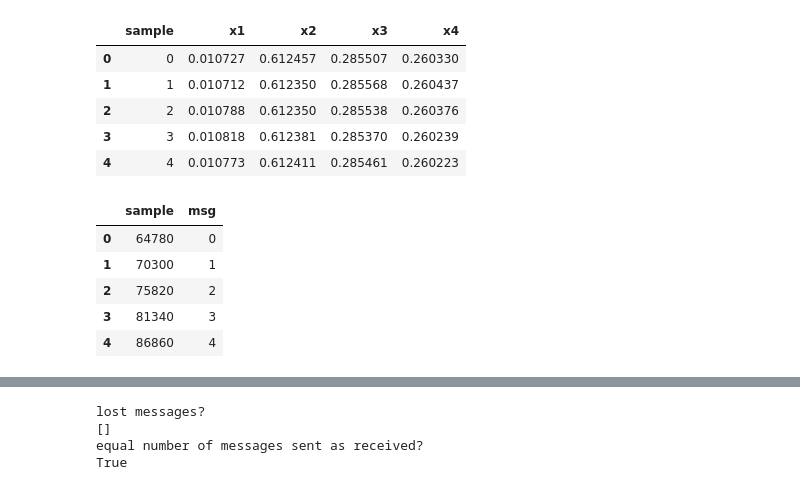
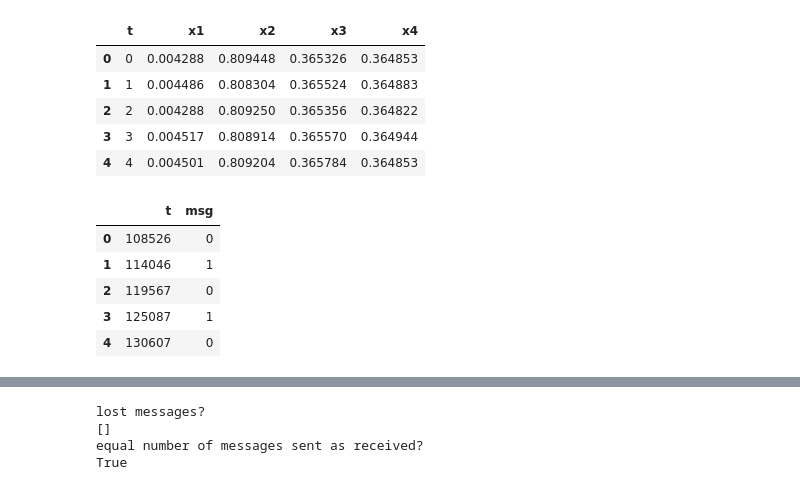
Before and after one commit to pelinski/bela-data-syncer, a Jupyter notebook: bela_sync_data.ipynb, the cells around one changed output, grey strips where cells are left out. Drawn from its saved outputs; the diff is of its cells as text; code cells hidden in the pictures.

```diff
--- a/bela_sync_data.ipynb
+++ b/bela_sync_data.ipynb
@@ -4,44 +4,45 @@ import numpy as np
 import matplotlib.pyplot as plt
 # %%
 # Create a dtype with the binary data format and the desired column names
-dt = np.dtype([('sample', 'f4'),('x1', 'f4'), ('x2', 'f4'), ('x3', 'f4'), ('x4', 'f4')])
-dataRx = np.fromfile("data/rx/data2.log", dtype=dt)
-dataTx = np.fromfile("data/tx/data2.log", dtype=dt)
+dt = np.dtype([('t', 'f4'),('x1', 'f4'), ('x2', 'f4'), ('x3', 'f4'), ('x4', 'f4')])
+dataTx = np.fromfile("TX0-data3.log", dtype=dt)
+dataRx = np.fromfile("RX1-data3.log", dtype=dt)
 
+
+dfTx = pd.DataFrame(dataTx)
 dfRx = pd.DataFrame(dataRx)
-dfTx = pd.DataFrame(dataTx)
 
 #dfRx = pd.DataFrame(dataRx, columns=["sample", "rx1", "rx2", "rx3", "rx4"])
 #dfTx = pd.DataFrame(dataTx, columns=["sample", "tx1", "tx2", "tx3", "tx4"])
 
-dfRx["sample"]=dfRx["sample"].astype(int) # convert to int
-dfTx["sample"]=dfTx["sample"].astype(int) # convert to int
+dfTx["t"]=dfTx["t"].astype(int) # convert to int
+dfRx["t"]=dfRx["t"].astype(int) # convert to int
 
 
 dfTx.head()
 # %% [output]
-|  | sample | x1 | x2 | x3 | x4 |
-| 0 | 0 | 0.010727 | 0.612457 | 0.285507 | 0.260330 |
-| 1 | 1 | 0.010712 | 0.612350 | 0.285568 | 0.260437 |
-| 2 | 2 | 0.010788 | 0.612350 | 0.285538 | 0.260376 |
-| 3 | 3 | 0.010818 | 0.612381 | 0.285370 | 0.260239 |
-| 4 | 4 | 0.010773 | 0.612411 | 0.285461 | 0.260223 |
+|  | t | x1 | x2 | x3 | x4 |
+| 0 | 0 | 0.004288 | 0.809448 | 0.365326 | 0.364853 |
+| 1 | 1 | 0.004486 | 0.808304 | 0.365524 | 0.364883 |
+| 2 | 2 | 0.004288 | 0.809250 | 0.365356 | 0.364822 |
+| 3 | 3 | 0.004517 | 0.808914 | 0.365570 | 0.364944 |
+| 4 | 4 | 0.004501 | 0.809204 | 0.365784 | 0.364853 |
 # %%
-dt = np.dtype([('sample', 'f4'), ('msg', 'f4')])
-syncDataRx= np.fromfile('data/rx/sync2.log', dtype=dt)
-syncDataTx= np.fromfile('data/tx/sync2.log', dtype=dt)
+dt = np.dtype([('t', 'f4'), ('msg', 'f4')])
+syncDataRx= np.fromfile('RX1-sync3.log', dtype=dt)
+syncDataTx= np.fromfile('TX0-sync3.log', dtype=dt)
 
-syncRx = pd.DataFrame(syncDataRx,columns=data.dtype.names).astype(int)
-syncTx = pd.DataFrame(syncDataTx,columns=data.dtype.names).astype(int)
+syncRx = pd.DataFrame(syncDataRx,columns=syncDataRx.dtype.names).astype(int)
+syncTx = pd.DataFrame(syncDataTx,columns=syncDataTx.dtype.names).astype(int)
 
 syncRx.head()
 # %% [output]
-|  | sample | msg |
-| 0 | 64780 | 0 |
-| 1 | 70300 | 1 |
-| 2 | 75820 | 2 |
-| 3 | 81340 | 3 |
-| 4 | 86860 | 4 |
+|  | t | msg |
+| 0 | 108526 | 0 |
+| 1 | 114046 | 1 |
+| 2 | 119567 | 0 |
+| 3 | 125087 | 1 |
+| 4 | 130607 | 0 |
 # %%
 fig, ax = plt.subplots(2, 1)
 fig.tight_layout()
```
Also changed, not shown: parts of 6 cells of this notebook, 1 other file.
